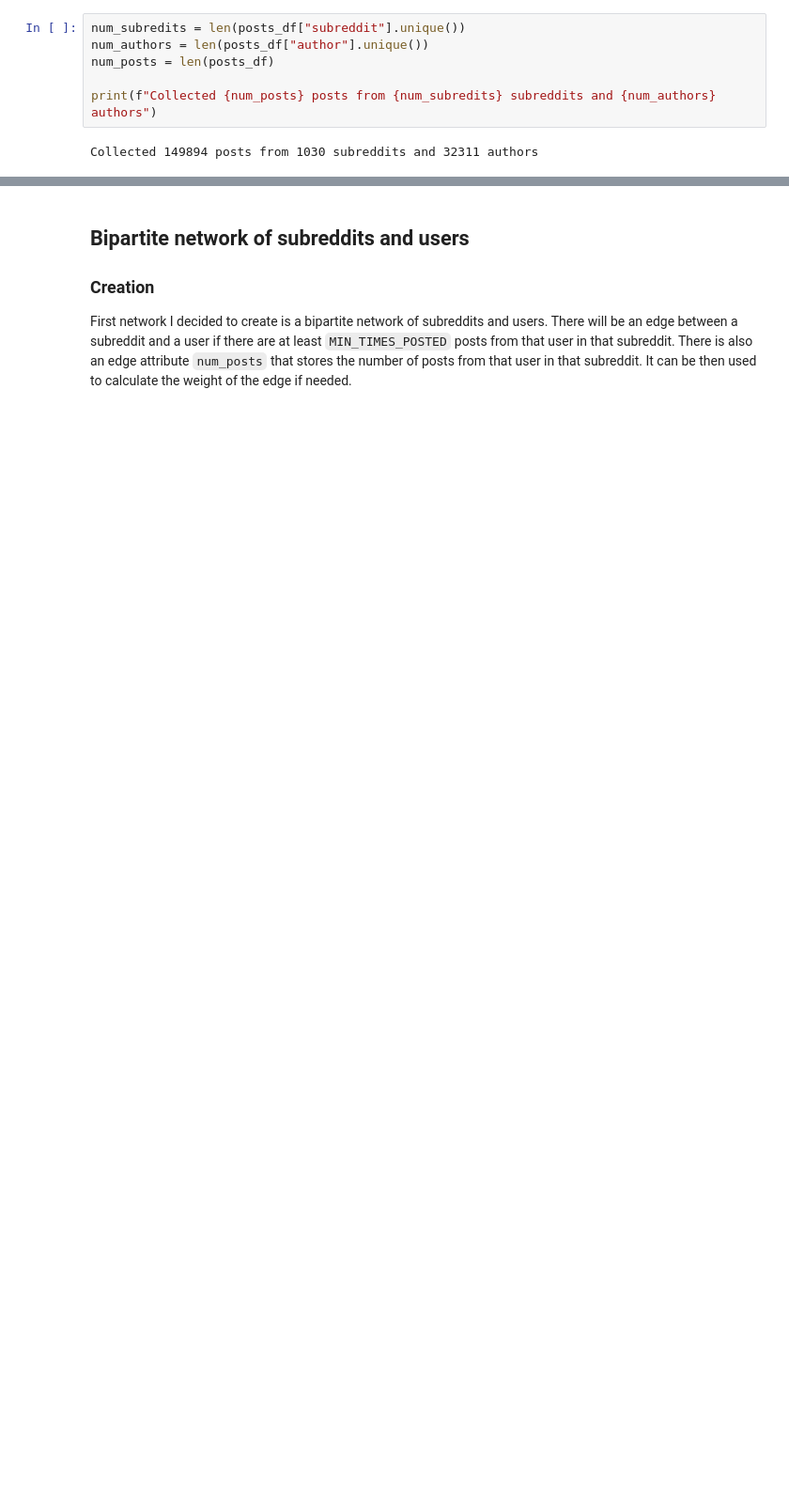
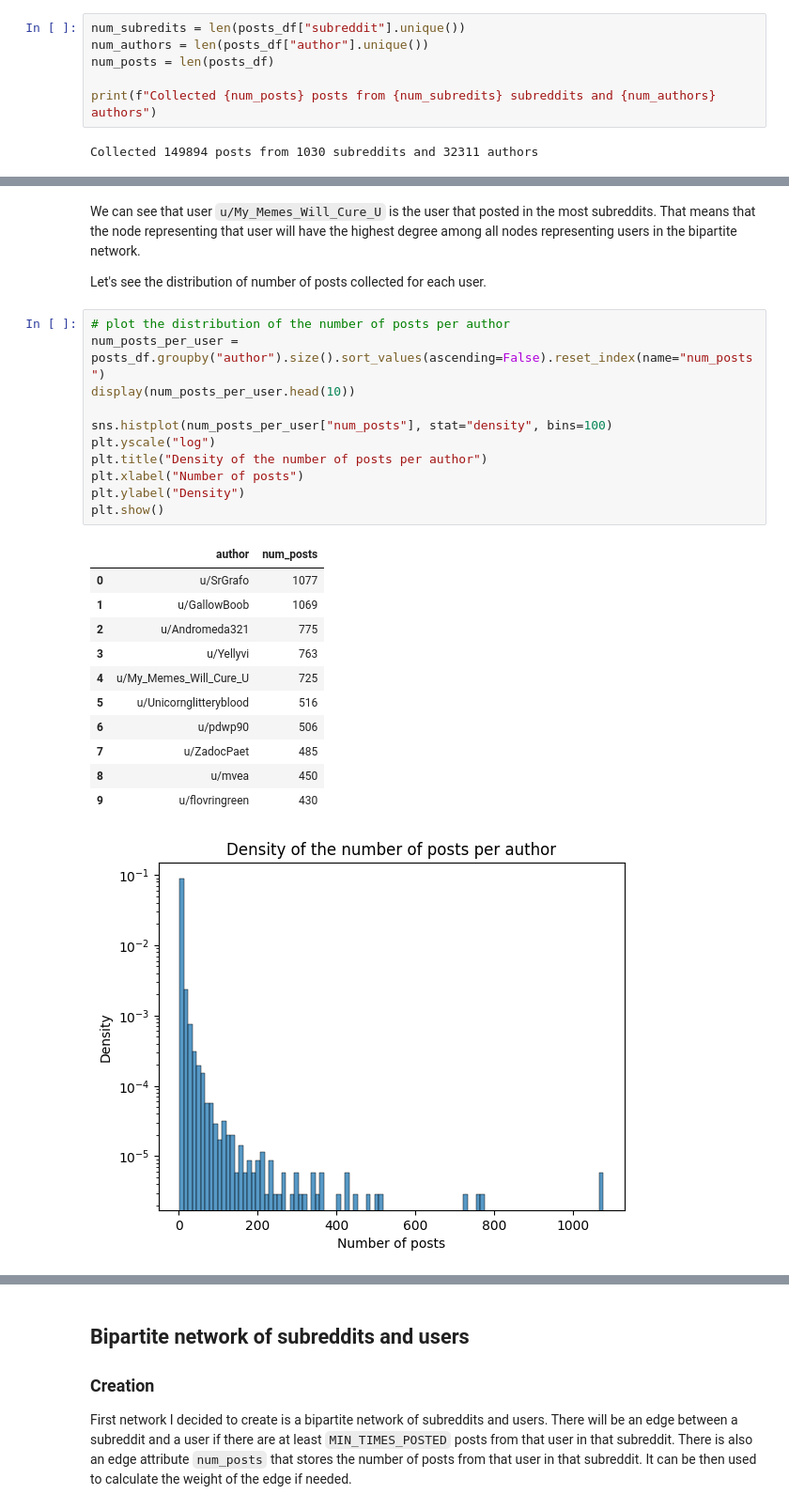
Before and after one commit to steciuk/SNA-reddit-bipartite-analysis, a Jupyter notebook: project.ipynb, the cells around one changed output, grey strips where cells are left out. Shown at 94% size. Drawn from its saved outputs; the diff is of its cells as text; blank space fills up the shorter version.

```diff
--- a/project.ipynb
+++ b/project.ipynb
@@ -264 +333,29 @@ dtype: int64
 [figure]
+# %% [markdown]
+We can see that user `u/My_Memes_Will_Cure_U` is the user that posted in the most subreddits. That means that the node representing that user will have the highest degree among all nodes representing users in the bipartite network.
+
+Let's see the distribution of number of posts collected for each user.
+# %%
+# plot the distribution of the number of posts per author
+num_posts_per_user = posts_df.groupby("author").size().sort_values(ascending=False).reset_index(name="num_posts")
+display(num_posts_per_user.head(10))
+
+sns.histplot(num_posts_per_user["num_posts"], stat="density", bins=100)
+plt.yscale("log")
+plt.title("Density of the number of posts per author")
+plt.xlabel("Number of posts")
+plt.ylabel("Density")
+plt.show()
+# %% [output]
+|  | author | num_posts |
+| 0 | u/SrGrafo | 1077 |
+| 1 | u/GallowBoob | 1069 |
+| 2 | u/Andromeda321 | 775 |
+| 3 | u/Yellyvi | 763 |
+| 4 | u/My_Memes_Will_Cure_U | 725 |
+| 5 | u/Unicornglitteryblood | 516 |
+| 6 | u/pdwp90 | 506 |
+| 7 | u/ZadocPaet | 485 |
+| 8 | u/mvea | 450 |
+| 9 | u/flovringreen | 430 |
+[figure, added]
```
Also changed, not shown: parts of 34 cells of this notebook, 8 other files.
